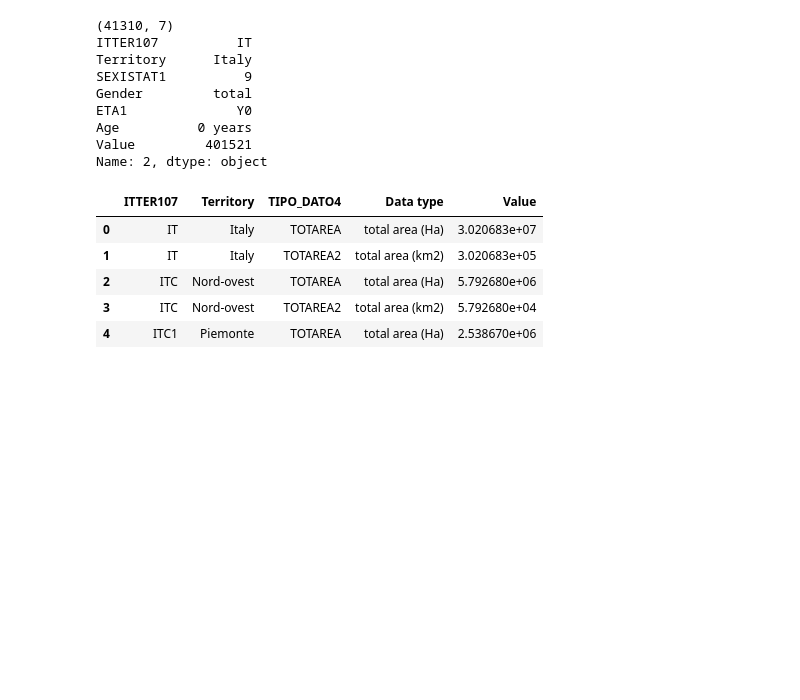
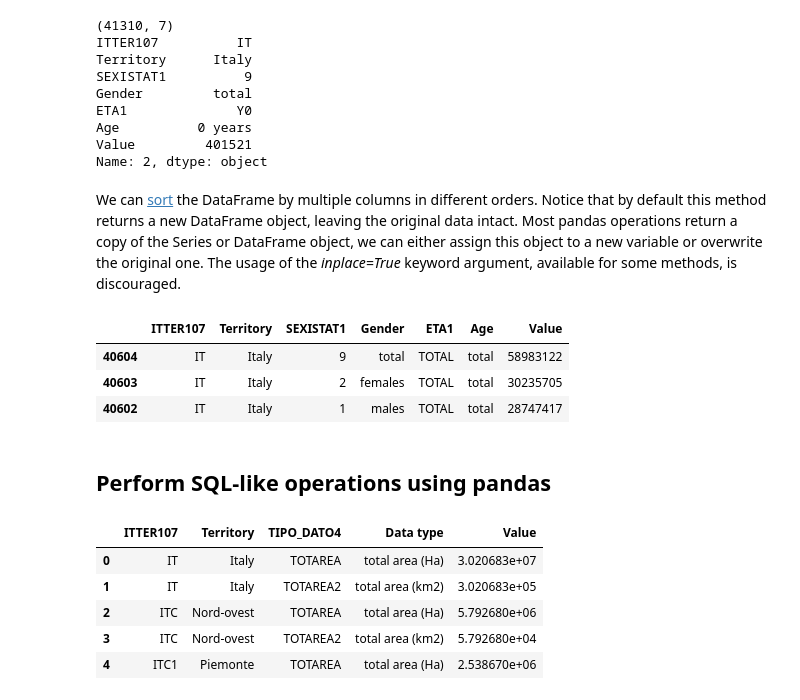
Before and after one commit to GiorgioBar/pandas, a Jupyter notebook: notebooks/SQL_like_queries_using_Pandas.ipynb, the cells around one changed output. Cells and saved outputs as stored; diff of their text form; code cells hidden in the pictures; blank space fills up the shorter version.

```diff
--- a/notebooks/SQL_like_queries_using_Pandas.ipynb
+++ b/notebooks/SQL_like_queries_using_Pandas.ipynb
@@ -61,6 +61,18 @@ ETA1              Y0
 Age          0 years
 Value         401521
 Name: 2, dtype: object
+# %% [markdown]
+We can [sort](https://pandas.pydata.org/docs/reference/api/pandas.DataFrame.sort_values.html) the DataFrame by multiple columns in different orders. Notice that by default this method returns a new DataFrame object, leaving the original data intact. Most pandas operations return a copy of the Series or DataFrame object, we can either assign this object to a new variable or overwrite the original one. The usage of the *inplace=True* keyword argument, available for some methods, is discouraged.
+# %%
+population_df.sort_values(by = "Value", ascending = False).head(3)
+# population_df.sort_values(by = ["Age", "Value"], ascending= [True, False]).head(3)
+# %% [output]
+|  | ITTER107 | Territory | SEXISTAT1 | Gender | ETA1 | Age | Value |
+| 40604 | IT | Italy | 9 | total | TOTAL | total | 58983122 |
+| 40603 | IT | Italy | 2 | females | TOTAL | total | 30235705 |
+| 40602 | IT | Italy | 1 | males | TOTAL | total | 28747417 |
+# %% [markdown]
+## Perform SQL-like operations using pandas
 # %%
 url = 'https://raw.githubusercontent.com/GiorgioBar/pandas/main/datasets/area.csv'
 area_df = pd.read_csv(url)
```
Also changed, not shown: parts of 14 cells of this notebook.
